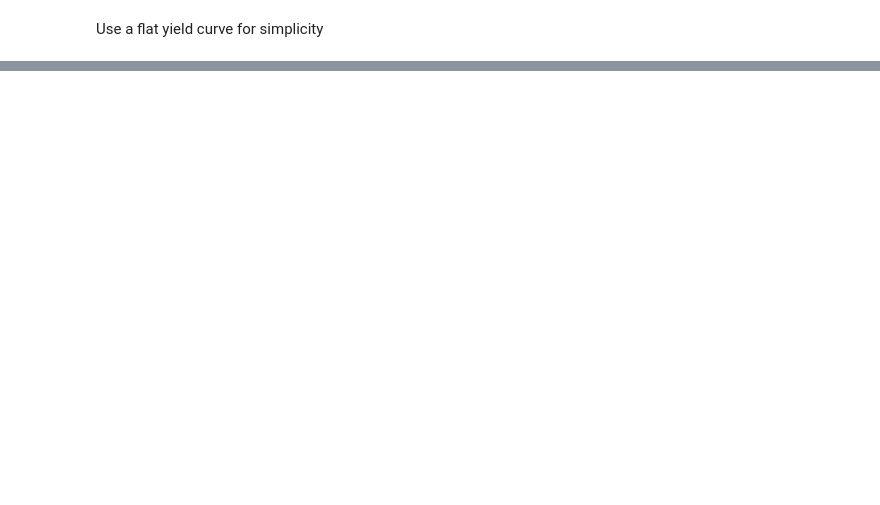
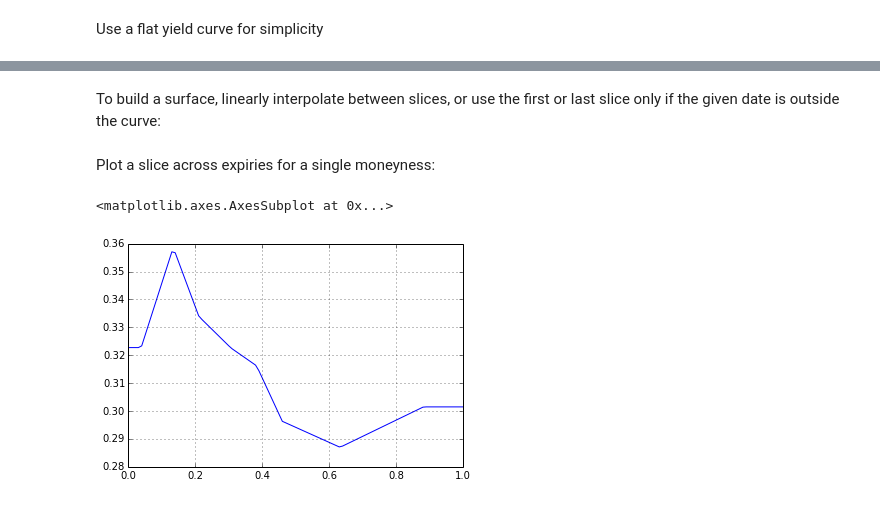
Before and after one commit to remis-thoughts/svi-zeliade, a Jupyter notebook: VolSurface.ipynb, the cells around one changed output, grey strips where cells are left out. Cells and saved outputs as stored; diff of their text form; code cells hidden in the pictures; blank space fills up the shorter version.

```diff
--- a/VolSurface.ipynb
+++ b/VolSurface.ipynb
@@ -183,0 +126,14 @@ min(1,2)
+# %%
+from scipy import optimize
+def solve_grad_get_score((S, M), x, vT):
+    return solve_grad((S, M), x, vT)[3]
+def calibrate(df):
+    vT = df.IMPLIEDVOL * df.IMPLIEDVOL * df.t
+    res = optimize.minimize(solve_grad_get_score, [.1, .0], args=[df.MONEYNESS, vT], bounds=[(0.001, None), (None, None)])
+    assert res.success
+    S, M = res.x
+    a, d, c, _ = solve_grad((S, M), df.MONEYNESS, vT)
+    T = df.t.max() # should be the same for all rows
+    A, P, B = a / T, d / c, c / (S * T)
+    assert T >= 0 and S >= 0 and abs(P) <= 1
+    return A, P, B, S, M
@@ -183,0 +142,3 @@ min(1,2)
+# %%
+def svi(A, P, B, S, M, x):
+    return sqrt(A + B * (P * (x - M) + sqrt((x - M) * (x - M) + S * S)))
@@ -183,0 +147,7 @@ min(1,2)
+# %%
+curve = options[options.MONTH == pd.to_datetime('2015-12-25')].sort('STRIKE')
+A, P, B, S, M = calibrate(curve)
+def calculated_vol(row):
+    return svi(A, P, B, S, M, row.MONEYNESS)
+curve['CALCULATEDVOL'] = curve.apply(calculated_vol, axis=1)
+curve.plot(x='MONEYNESS', y=['IMPLIEDVOL', 'CALCULATEDVOL'])
@@ -183,0 +157,25 @@ min(1,2)
+# %% [markdown]
+To build a surface, linearly interpolate between slices, or use the first or last slice only if the given date is outside the curve:
+# %%
+from functools import partial
+calibrated = [(month, partial(svi, *calibrate(df))) for month, df in options.groupby('t')]
+slices = pd.Series([x[1] for x in calibrated], [x[0] for x in calibrated])
+def volsurface(slices, t, moneyness):
+    ts = []
+    if t >= slices.index.min():
+        ts.append(slices.index.get_loc(t, method='ffill'))
+    if t <= slices.index.max():
+        ts.append(slices.index.get_loc(t, method='bfill'))
+    if len(ts) == 1:
+        return slices.iat[ts[0]](moneyness)
+    period = slices.index[ts[1]] - slices.index[ts[0]]
+    fraction = (t - slices.index[ts[0]]) / period
+    return (1 - fraction) * slices.iat[ts[0]](moneyness) + fraction * slices.iat[ts[1]](moneyness)
+# %% [markdown]
+Plot a slice across expiries for a single moneyness:
+# %%
+r = frange(0, 1, 0.01)
+pd.Series([volsurface(slices, t, -.5) for t in r], r).plot()
+# %% [output]
+<matplotlib.axes.AxesSubplot at 0x...>
+[figure, added]
```
Also changed, not shown: parts of 37 cells of this notebook.
